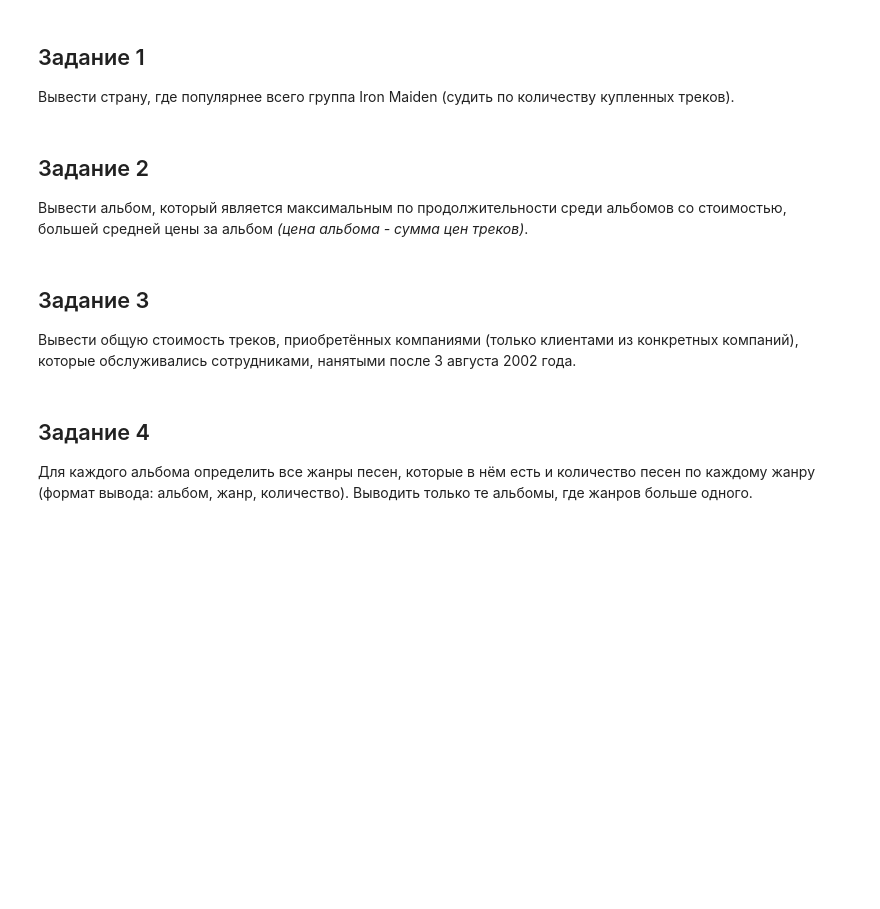
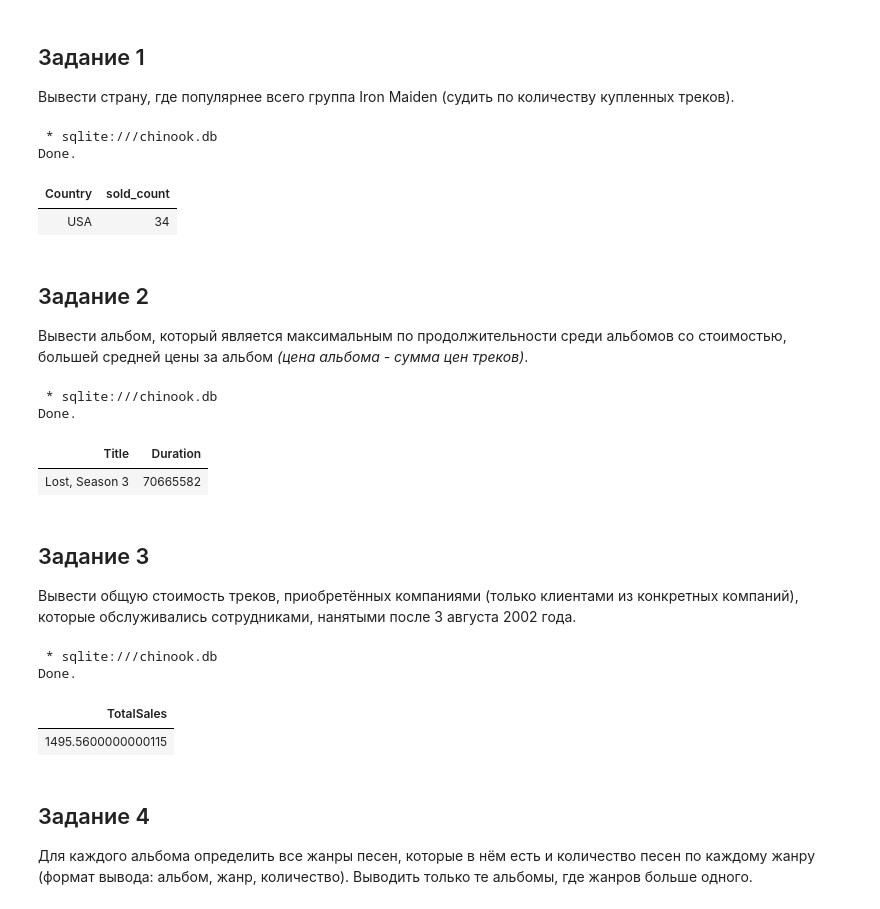
Before and after one commit to Vlad1000nn/MyGit, a Jupyter notebook: University/3 sem/DB/Lab3/Лабораторная-3.ipynb, the cells around one changed output. Saved outputs shown, nothing was run; the diff lists cells and outputs as text; code cells hidden in the pictures; blank space fills up the shorter version.

```diff
--- a/University/3 sem/DB/Lab3/Лабораторная-3.ipynb
+++ b/University/3 sem/DB/Lab3/Лабораторная-3.ipynb
@@ -4,12 +4,86 @@
 # %% [markdown]
 ## Задание 1
 Вывести страну, где популярнее всего группа Iron Maiden (судить по количеству купленных треков).
+# %%
+%%sql
+
+SELECT c.Country, count(ii.InvoiceLineId) as sold_count FROM Customers c
+
+JOIN Invoices       i   ON c.CustomerId = i.CustomerId
+JOIN Invoice_items  ii  ON i.InvoiceId  = ii.InvoiceId
+JOIN Tracks         t   ON ii.TrackId   = t.TrackId
+JOIN Albums         al  ON t.AlbumId    = al.AlbumId
+JOIN Artists        ar  ON al.ArtistId  = ar.ArtistId
+
+WHERE ar.Name = "Iron Maiden"
+
+GROUP BY c.Country
+
+ORDER BY sold_count DESC
+
+LIMIT 1;
+# %% [output]
+ * sqlite:///chinook.db
+Done.
+| Country | sold_count |
+| USA | 34 |
 # %% [markdown]
 ## Задание 2
 Вывести альбом, который является максимальным по продолжительности среди альбомов со стоимостью, большей средней цены за альбом *(цена альбома - сумма цен треков)*.
+# %%
+%%sql
+
+WITH AlbumPrices as
+(
+    SELECT al.AlbumId, sum(t.UnitPrice) AS TotalPrice FROM Albums al
+
+    JOIN Tracks t ON al.AlbumId = t.AlbumId
+
+    GROUP BY al.AlbumId
+),
+
+AveragePrice as
+(
+    SELECT avg(TotalPrice) AS AvgPrice FROM AlbumPrices
+)
+
+SELECT al.Title, sum(t.Milliseconds) as Duration FROM Albums al
+
+JOIN Tracks         t   ON al.AlbumId = t.AlbumId
+JOIN AlbumPrices    ap  ON al.AlbumId = ap.AlbumId
+
+CROSS JOIN AveragePrice
+
+WHERE ap.TotalPrice > AveragePrice.AvgPrice
+
+GROUP BY al.AlbumId
+
+ORDER BY Duration DESC
+
+LIMIT 1;
+# %% [output]
+ * sqlite:///chinook.db
+Done.
+| Title | Duration |
+| Lost, Season 3 | 70665582 |
 # %% [markdown]
 ## Задание 3
 Вывести общую стоимость треков, приобретённых компаниями (только клиентами из конкретных компаний), которые обслуживались сотрудниками, нанятыми после 3 августа 2002 года.
+# %%
+%%sql
+
+SELECT sum(ii.UnitPrice * ii.Quantity) AS TotalSales FROM Invoice_items ii
+
+JOIN Invoices   i ON ii.InvoiceId   = i.InvoiceId
+JOIN Customers  c ON i.CustomerId   = c.CustomerId
+JOIN Employees  e ON c.SupportRepId = e.EmployeeId
+
+WHERE e.HireDate > '2002-08-03';
+# %% [output]
+ * sqlite:///chinook.db
+Done.
+| TotalSales |
+| 1495.5600000000115 |
 # %% [markdown]
 ## Задание 4
 Для каждого альбома определить все жанры песен, которые в нём есть и количество песен по каждому жанру (формат вывода: альбом, жанр, количество).
```
Also changed, not shown: parts of 2 cells of this notebook, 6 other files.
